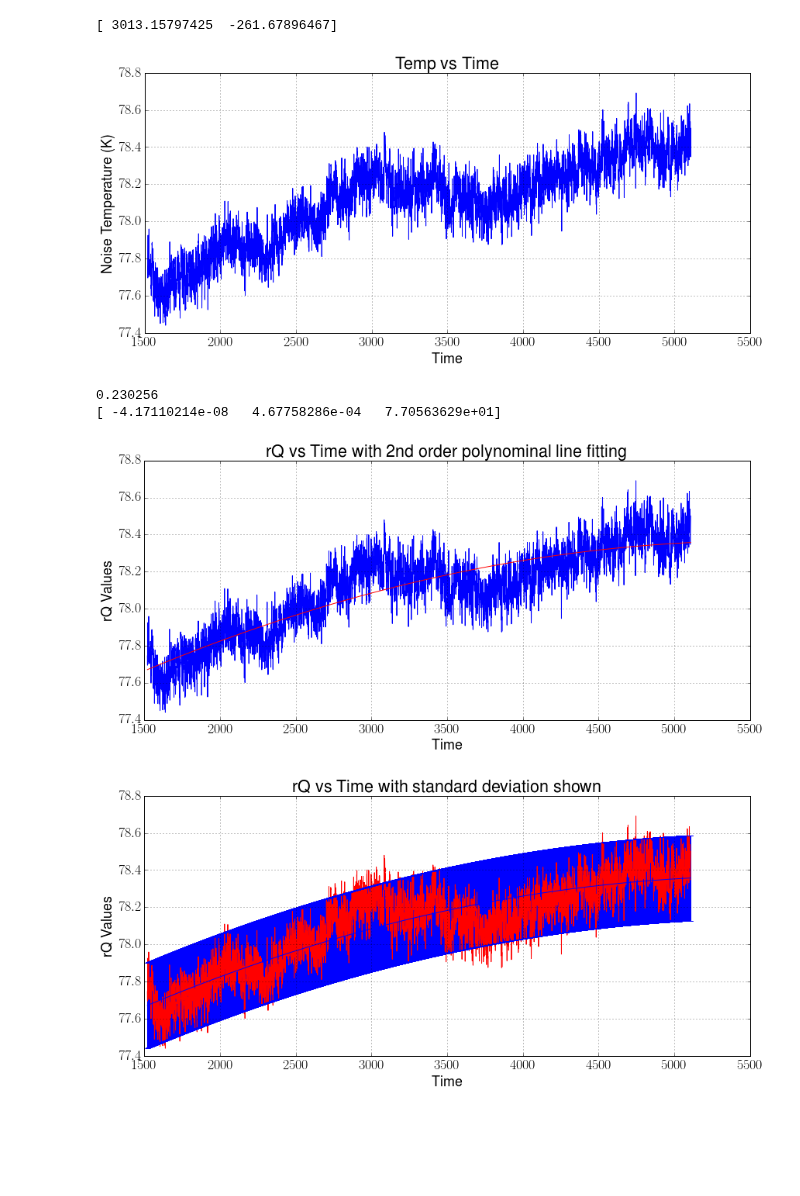
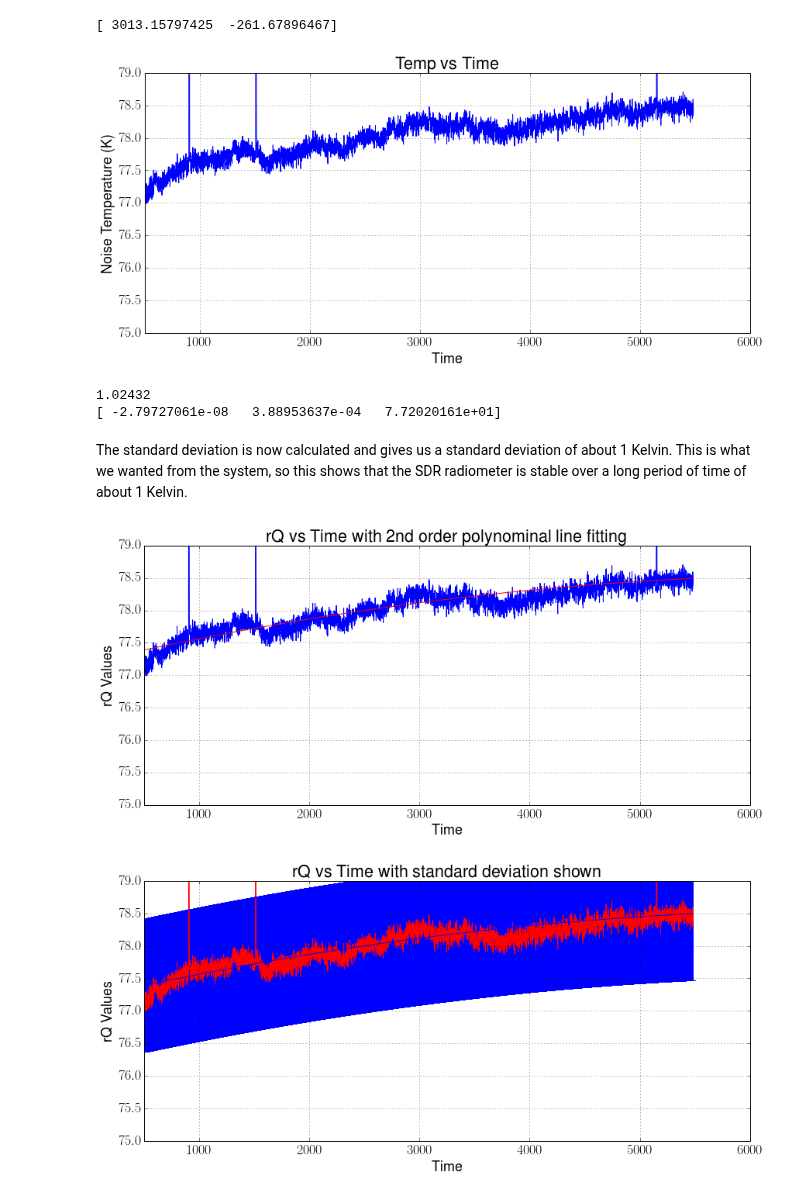
Before and after one commit to matgyver/Radiometer-SDR-Thesis, a Jupyter notebook: Experiments/Exp2/radiometer_experiment_2.ipynb, the cells around one changed output. Saved outputs shown, nothing was run; the diff lists cells and outputs as text; code cells hidden in the pictures; blank space fills up the shorter version.

Commit message:
Update to exp. 2 and 5
Added log graphs to 5 to make the graphs more clear.  updated Exp 2 to
a wider time reference as requested by major prof.

```diff
--- a/Experiments/Exp2/radiometer_experiment_2.ipynb
+++ b/Experiments/Exp2/radiometer_experiment_2.ipynb
@@ -108,0 +104,7 @@ print timeduration
+# %%
+#tstart = 1520;
+#tstop = 5240;
+tstart = 320;
+tstop = 7540;
+timeduration = (tstop-tstart)/60
+print timeduration
@@ -111,10 +115,10 @@ This gives us just over one hour, 62 minutes to be exact of good data to work wi
 
 Since we now the data range that we want to work with now, let's trim out the rest of the data.
 # %%
-f = f[(1520*2):]
-f = f[:(5240*1.37)]
-y = y[(1520*2):]
-y = y[:(5240*1.37)]
+f = f[(tstart*2):]
+f = f[:(tstop*1.37)]
+y = y[(tstart*2):]
+y = y[:(tstop*1.37)]
 # %% [markdown]
 Now we can plot this data with the new time range of 1520 to 5240.
 # %%
@@ -219,19 +226,21 @@ xlabel('Time')
 ylabel('Noise Temperature (K)')
 title('Temp vs Time')
 grid(True)
-#axis([0, 900, 70, 390])
+axis([500, 6000, 75, 79])
 fig.savefig("sdr_calibrated_zoom.pdf", dpi=300)
 fig.savefig("sdr_calibrated_zoom.png", dpi=300)
 # %% [output]
-[figure, old version]
+[figure, new version]
 # %%
 a = numpy.std(g)
 print a
 p = numpy.polyfit(y,g,2)
 print p
 # %% [output]
-0.230256
-[ -4.17110214e-08   4.67758286e-04   7.70563629e+01]
+1.02432
+[ -2.79727061e-08   3.88953637e-04   7.72020161e+01]
+# %% [markdown]
+The standard deviation is now calculated and gives us a standard deviation of about 1 Kelvin.  This is what we wanted from the system, so this shows that the SDR radiometer is stable over a long period of time of about 1 Kelvin.
 # %%
 fig = plt.figure(figsize=(14,6), dpi=300)
 plot(y,g)
@@ -239,24 +248,26 @@ plot(y,p[0]*y*y+p[1]*y+p[2],'r-')
 xlabel('Time')
 ylabel('rQ Values')
 title('rQ vs Time with 2nd order polynominal line fitting')
+axis([500, 6000, 75, 79])
 grid(True)
 fig.savefig("calib_line_fitting.pdf", dpi=300)
 fig.savefig("calib_line_fitting.png", dpi=300)
 # %% [output]
-[figure, old version]
+[figure, new version]
 # %%
 fig = plt.figure(figsize=(14,6), dpi=300)
 b = p[0]*y*y+p[1]*y+p[2]
 plot(y,g,'r-')
 errorbar(y,b,a)
 xlabel('Time')
 ylabel('rQ Values')
 title('rQ vs Time with standard deviation shown')
+axis([500, 6000, 75, 79])
 grid(True)
 fig.savefig("calib_vstime_stddev.pdf", dpi=300)
 fig.savefig("calib_vstime_stddev.png", dpi=300)
 # %% [output]
-[figure, old version]
+[figure, new version]
 # %% [markdown]
 - - -
 # Stability analysis
```
Also changed, not shown: parts of 8 cells of this notebook, 13 other files.
